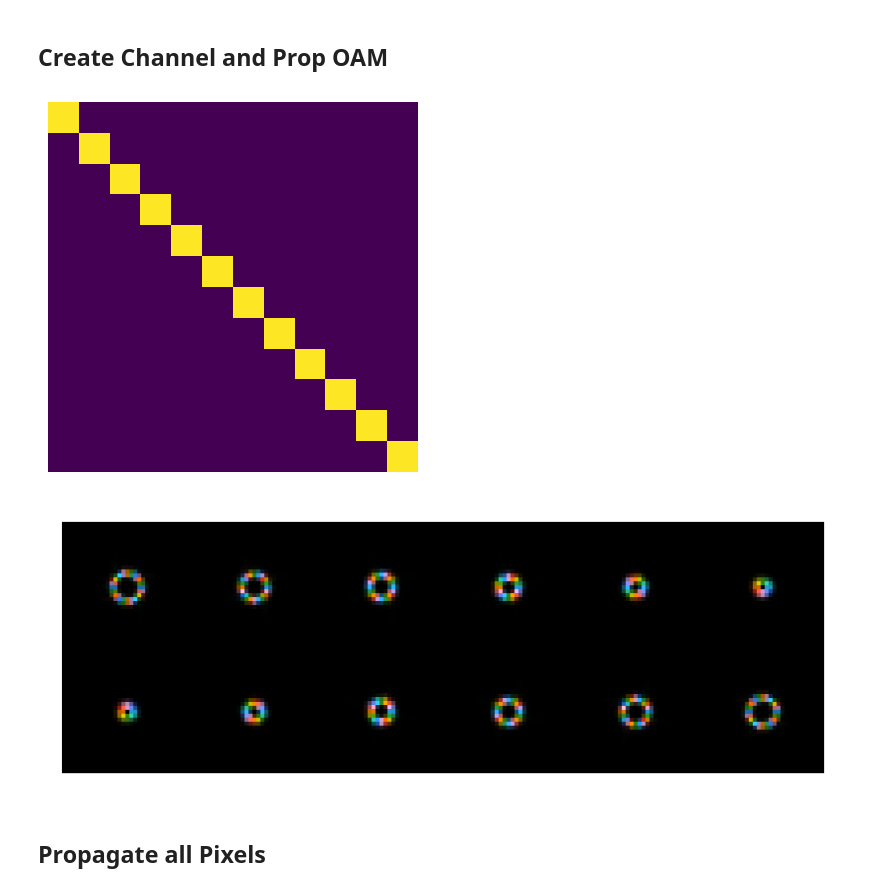
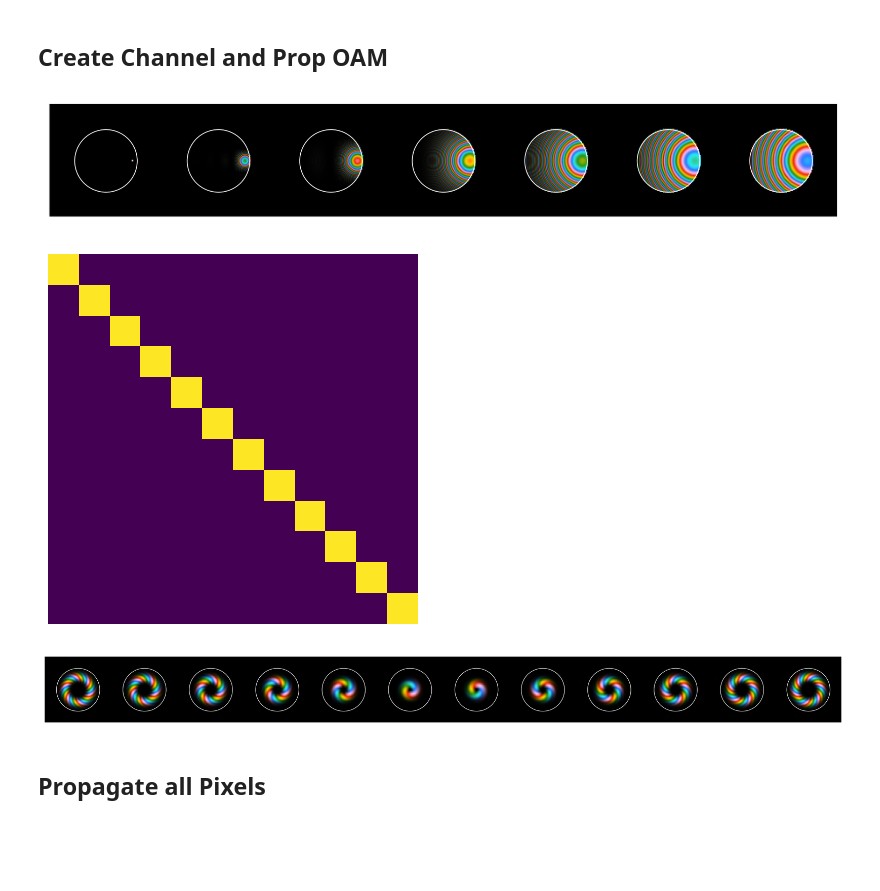
Before and after one commit to LukasScarfe/Eigen, a Jupyter notebook: eigenmodes.ipynb, the cells around one changed output. Cells and saved outputs as stored; diff of their text form; code cells hidden in the pictures; blank space fills up the shorter version.

Commit message:
Added lens size variable for aperature and also changed the plotting functions to return plots

```diff
--- a/eigenmodes.ipynb
+++ b/eigenmodes.ipynb
@@ -276,7 +279,7 @@ def plotCrosstalk(cross):
     fig = plt.figure(1)
     plt.axis('off')
     plt.imshow(cross, interpolation='none', cmap='viridis', vmin=0,vmax=1)
-    plt.show()
+    return fig
 # %% [markdown]
 ### Propagation
 # %%
@@ -395,34 +399,50 @@ def parallel_loop(FieldIn, N, z, abbs):
 ## Create Channel and Prop OAM
 # %%
 #Simulation Parameters
-size = 30*cm
-N=32
+size = 40*cm
+N=128
+
+lensSize=size/3.5
 
 #Beam Parameters
 wavelength = 633*nm
-w0=6.67/2/2*cm
+w0=6.67/2*cm
 
 #Propagataion Params
-z=50*m
+z=5000*m
 numberOfPhaseScreens=1
 
 #Turbulence Parameters
 Turbulence=0.00000000000011
 r0=size/Turbulence
 abbs=[aotools.turbulence.phasescreen.ft_sh_phase_screen(r0,N,size/N,100,0.001) for i in range(numberOfPhaseScreens)]
+
+#Default Beam
+F=Begin(size,wavelength,N)
+# %%
+intens = np.zeros((N, N))
+intens[N//2][N//2+30] = 1
+
+#FieldOut = propChannel(SubIntensity(FieldIn, intens), z, abbs)
+#FieldOut = propChannel(CircAperture(SubIntensity(FieldIn, intens),FieldIn.siz/2), z, abbs)
+F2 = [CircAperture(propChannel(SubPhase(SubIntensity(F, intens),np.zeros((N,N))), dist, abbs),R=lensSize) for dist in [1,500,1000,2000,3000,4000,5000]]
+
+plt.show(plotBeam(F2,aperature=lensSize,dpi=256))
+# %% [output]
+[figure, added]
 # %%
 F=Begin(size,wavelength,N)
 
 beams=[propChannel(OAM(F,w0,i),z,numberOfPhaseScreens,0) for i in progress(ell(12))]
 errorBeams=[propChannel(OAM(F,w0,i),z,abbs,0) for i in progress(ell(12))]
 
-plotCrosstalk(crosstalk(beams,errorBeams))
-plotBeam(errorBeams,rows=2)
-#plotBeam(errorBeams,rows=2,phase=False)
-#plotBeam(errorBeams,rows=2,intensity=False)
+
+plt.show(plotCrosstalk(crosstalk(beams,errorBeams)))
+
+plt.show(plotBeam(errorBeams,rows=1,aperature=size/3))
 # %% [output]
 [figure]
-[figure, old version]
+[figure, new version]
 # %% [markdown]
 ## Propagate all Pixels
 # %%
```
Also changed, not shown: parts of 11 cells of this notebook.
